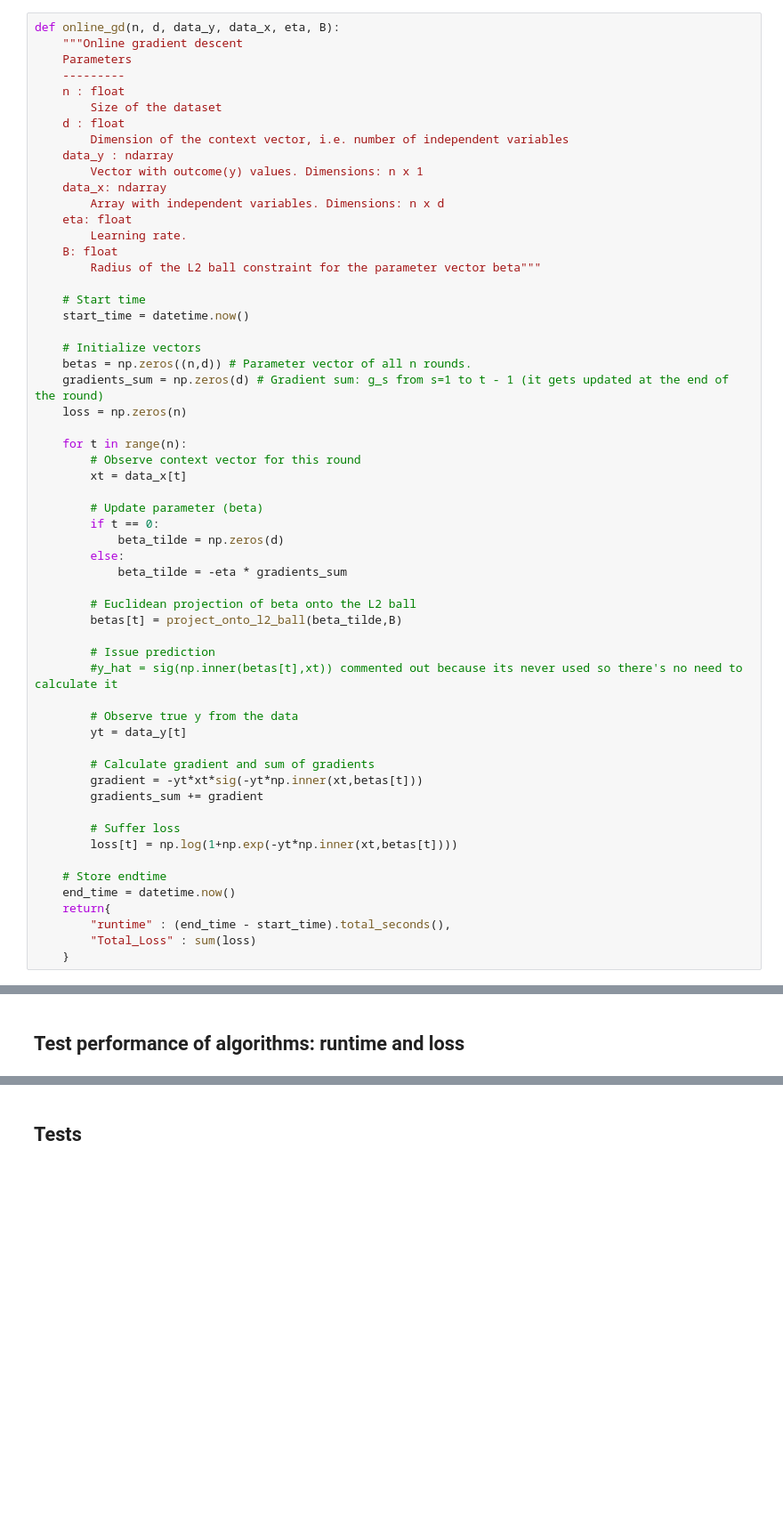
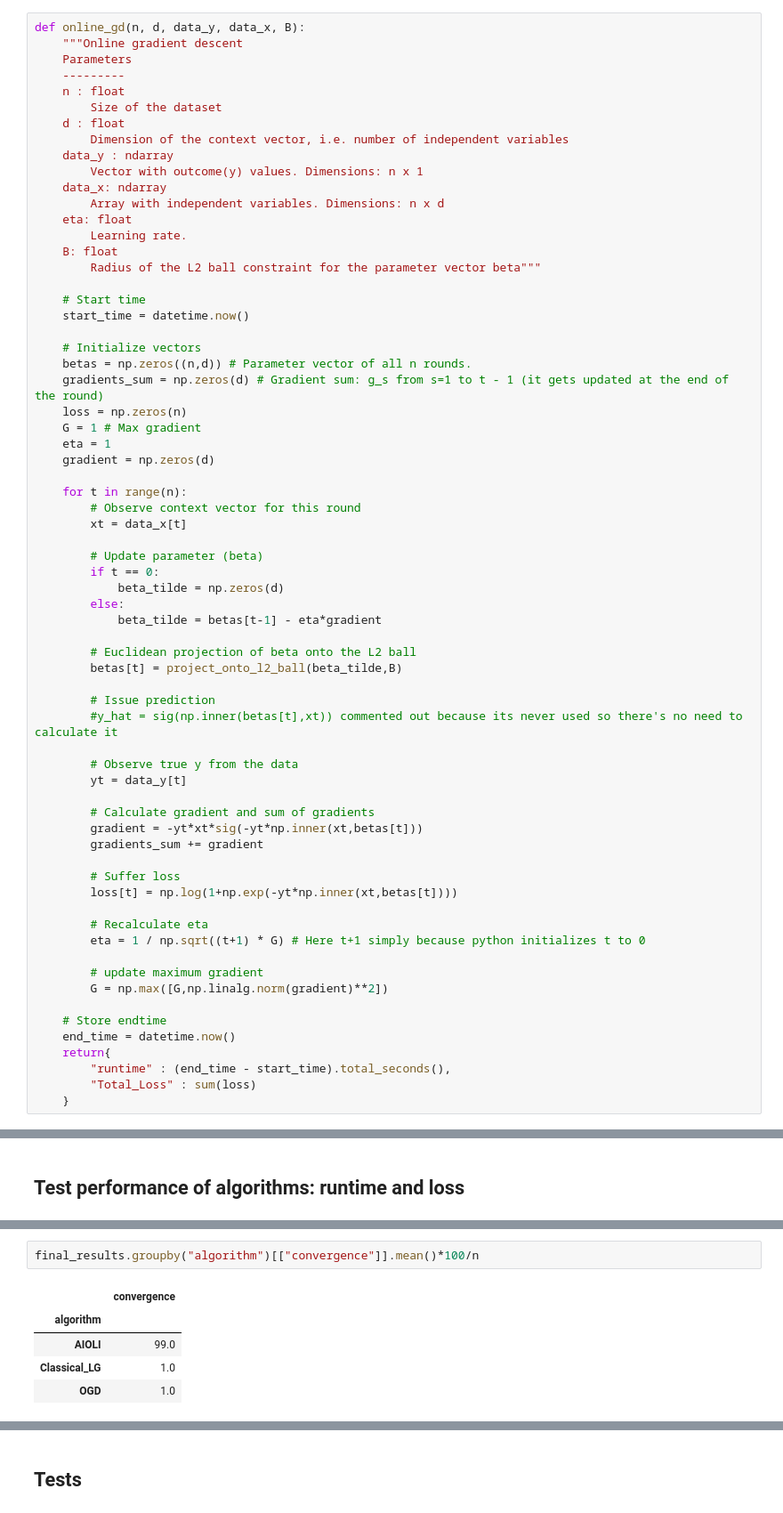
Before and after one commit to mcanela1/Thesis_Online-to-batch_Logistic-Regression, a Jupyter notebook: Algorithms.ipynb, the cells around one changed output, grey strips where cells are left out. Shown at 89% size. Cells and saved outputs as stored; diff of their text form; blank space fills up the shorter version.

```diff
--- a/Algorithms.ipynb
+++ b/Algorithms.ipynb
@@ -33,7 +35,7 @@ def parameter_function_AIOLI(b, xt, reg_lambda, sum_loss, first_sum, etas_gradie
 # %% [markdown]
 ## Online Gradient Descent
 # %%
-def online_gd(n, d, data_y, data_x, eta, B):
+def online_gd(n, d, data_y, data_x, B):
     """Online gradient descent
     Parameters
     ---------
@@ -57,6 +59,9 @@ def online_gd(n, d, data_y, data_x, eta, B):
     betas = np.zeros((n,d)) # Parameter vector of all n rounds.
     gradients_sum = np.zeros(d) # Gradient sum: g_s from s=1 to t - 1 (it gets updated at the end of the round)
     loss = np.zeros(n)
+    G = 1 # Max gradient
+    eta = 1
+    gradient = np.zeros(d)
 
     for t in range(n):
         # Observe context vector for this round
@@ -66,7 +71,7 @@ def online_gd(n, d, data_y, data_x, eta, B):
         if t == 0:
             beta_tilde = np.zeros(d)
         else:
-            beta_tilde = -eta * gradients_sum
+            beta_tilde = betas[t-1] - eta*gradient
 
         # Euclidean projection of beta onto the L2 ball
         betas[t] = project_onto_l2_ball(beta_tilde,B)
@@ -84,6 +89,12 @@ def online_gd(n, d, data_y, data_x, eta, B):
         # Suffer loss
         loss[t] = np.log(1+np.exp(-yt*np.inner(xt,betas[t])))
 
+        # Recalculate eta
+        eta = 1 / np.sqrt((t+1) * G) # Here t+1 simply because python initializes t to 0
+
+        # update maximum gradient
+        G = np.max([G,np.linalg.norm(gradient)**2])
+
     # Store endtime
     end_time = datetime.now()
     return{
@@ -314 +303,9 @@ final_results.groupby("algorithm")[["runtime", "loss"]].mean()
+# %%
+final_results.groupby("algorithm")[["convergence"]].mean()*100/n
+# %% [output]
+|  | convergence |
+| algorithm |  |
+| AIOLI | 99.0 |
+| Classical_LG | 1.0 |
+| OGD | 1.0 |
 # %% [markdown]
```
Also changed, not shown: parts of 19 cells of this notebook.
